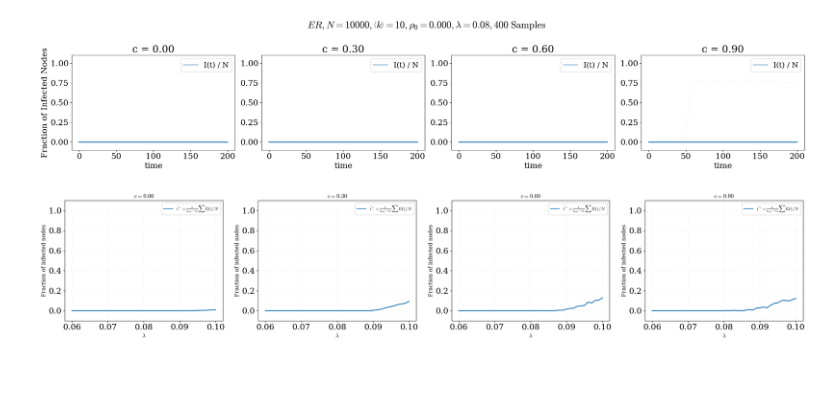
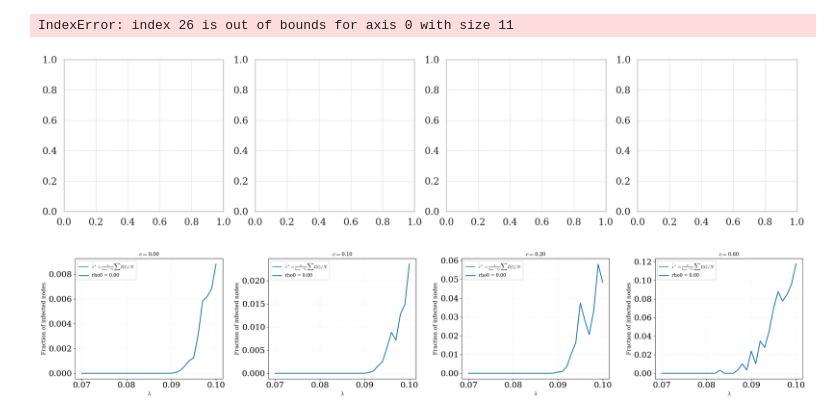
Before and after one commit to Kojirouuuu/trend-sar, a Jupyter notebook: notebook/SIS01.ipynb, the cells around one changed output. Cells and saved outputs as stored; diff of their text form; code cells hidden in the pictures; blank space fills up the shorter version.

```diff
--- a/notebook/SIS01.ipynb
+++ b/notebook/SIS01.ipynb
@@ -9,7 +9,7 @@ import seaborn as sns
 import os
 import sys
 
-output_path = os.path.abspath(os.path.join('..', 'output/sis01/ER'))
+output_path = os.path.abspath(os.path.join('..', 'output/sis01/ER/single_rho0'))
 # output_path = os.path.abspath(os.path.join('..', 'java-project', 'output'))
 if output_path not in sys.path:
     sys.path.append(output_path)
@@ -67,21 +52,30 @@ tmax = params_df["tmax"].values[0]
 batch_num = params_df["batchNum"].values[0]
 itr_per_batch = params_df["itrPerBatch"].values[0]
 # %%
-total_itr = batch_num * itr_per_batch
-lambda_values = np.arange(lambda_min, lambda_max, dlambda)
-c_values = np.arange(c_min, c_max, dc)
+lambda_values = np.arange(lambda_min, lambda_max + dlambda, dlambda)
+rho0_values = np.array([rho01])
+c_values = np.array([c0, c1, c2, c3])
+# c_values = np.array([c0, c1, c2])
 
-shape = (len(lambda_values), len(c_values), total_itr, tmax+1)
-len_per_state = len(lambda_values) * len(c_values) * itr_per_batch * (tmax + 1)
+exist_batch_idx = []
+for batch_idx in range(batch_num):
+    file_name = os.path.join(output_path, f"results_{batch_idx}.csv")
+    if os.path.exists(file_name):
+        exist_batch_idx.append(batch_idx)
+
+total_itr = len(exist_batch_idx) * itr_per_batch
+
+shape = (len(c_values), len(lambda_values), len(rho0_values), total_itr, tmax+1)
+len_per_state = len(c_values) * len(lambda_values) * len(rho0_values) * itr_per_batch * (tmax + 1)
 I = np.zeros(shape)
 
-for batch_idx in range(batch_num):
+for idx, batch_idx in enumerate(exist_batch_idx):
     file_name = os.path.join(output_path, f"results_{batch_idx}.csv")
-    print(f"Downloading {(batch_idx + 1):02d} th file ...")
+    print(f"Downloading {(idx + 1):02d} th file ...")
     values = np.loadtxt(file_name, delimiter=",", skiprows=1)
-    reshaped = values.reshape((1, len(lambda_values), len(c_values), itr_per_batch, tmax+1))
+    reshaped = values.reshape((1, len(c_values), len(lambda_values), len(rho0_values), itr_per_batch, tmax+1))
 
-    I[:, :, batch_idx * itr_per_batch:(batch_idx + 1) * itr_per_batch, :] = reshaped
+    I[:, :, :, idx * itr_per_batch:(idx + 1) * itr_per_batch, :] = reshaped
 # %% [output]
 Downloading 01 th file ...
 Downloading 02 th file ...
@@ -96,35 +97,37 @@ Downloading 10 th file ...
 # %%
 times = np.arange(tmax + 1)
-lambda_idx = 21
+lambda_idx = 26
+rho0_idx = 0
 
-c_idx_list = [0, 1, 2, -1]
+c_idx_list = [0, 1, 2, 3]
 
 fig, ax = plt.subplots(1, len(c_idx_list), figsize=(6 * len(c_idx_list), 5))
 
 eps = 0.1
-plt.suptitle(rf"${network_type}, N={N}, \left<k\right>={k_ave}, \rho_0={rho0:.3f}, \lambda={lambda_values[lambda_idx]:.2f}, {total_itr}\; \mathrm{{Samples}}$")
+plt.suptitle(rf"${network_type}, N={N}, \left<k\right>={k_ave}, \rho_0={rho0_values[rho0_idx]:.3f}, \lambda={lambda_values[lambda_idx]:.2f}, {total_itr}\; \mathrm{{Samples}}$")
 for idx, c_idx in enumerate(c_idx_list):
     c = c_values[c_idx]
     ax[idx].plot([], [], label="I(t) / N", color=colors[0])
     for itr in range(total_itr):
-        plot_I = I[lambda_idx, c_idx, itr, :] / N
+        plot_I = I[c_idx, lambda_idx, rho0_idx, itr, :] / N
         ax[idx].plot(times, plot_I, color=colors[0], alpha=0.04)
     ax[idx].set_title(f"c = {c:.2f}")
     ax[idx].legend()
     ax[idx].set_xlabel("time")
     if idx == 0:
         ax[idx].set_ylabel("Fraction of Infected Nodes")
-    ax[idx].set_ylim(0 - eps, 1 + eps)
+    # ax[idx].set_ylim(0 - eps, 1 + eps)
 
 plt.tight_layout()
 plt.show()
 # %% [output]
+IndexError: index 26 is out of bounds for axis 0 with size 11
-[figure, old version]
+[figure, new version]
 # %%
 import numpy as np
 import matplotlib.pyplot as plt
 
-c_idx_list = [0, 1, 2, -1]
+rho0_idx_list = [0]
 t0 = int(tmax * 0.8)
 
 fig, ax = plt.subplots(1, len(c_idx_list), figsize=(6 * len(c_idx_list), 5))
@@ -136,8 +139,10 @@ for idx, c_idx in enumerate(c_idx_list):
     ax[idx].plot([], [], label=r"$\hat{i}^*=\frac{1}{t_{\max}-t_0}\sum I(t)/N$")
 
     # 平均値計算
-    t0I = I[:, c_idx, :, t0:].mean(axis=-1).mean(axis=-1) / N
-    ax[idx].plot(lambda_values, t0I, color=colors[0], linewidth=2)
+    t0I = I[c_idx, :, :, :, t0:].mean(axis=-1).mean(axis=-1) / N
+
+    for i, rho0_idx in enumerate(rho0_idx_list):
+        ax[idx].plot(lambda_values, t0I[:, rho0_idx], color=colors[i], linewidth=2, label=f"rho0 = {rho0_values[rho0_idx]:.2f}")
 
     # タイトル（数式表記）
     ax[idx].set_title(rf"$c={c:.2f}$", fontsize=13)
@@ -146,8 +151,7 @@ for idx, c_idx in enumerate(c_idx_list):
     ax[idx].set_xlabel(r"$\lambda$", fontsize=12)
     ax[idx].set_ylabel("Fraction of infected nodes", fontsize=12)
 
-    ax[idx].set_ylim(0 - eps, 1 + eps)
-    ax[idx].set_yticks(np.linspace(0, 1, 6))
+    # ax[idx].set_ylim(0 - eps, 1 + eps)
     ax[idx].grid(True, which="both", alpha=0.25)
 
     leg = ax[idx].legend(frameon=True, fontsize=10)
@@ -156,5 +160,5 @@ for idx, c_idx in enumerate(c_idx_list):
 plt.tight_layout()
 plt.show()
 # %% [output]
-[figure, old version]
+[figure, new version]
 # %%
```
Also changed, not shown: parts of 7 cells of this notebook, 3 other files.
